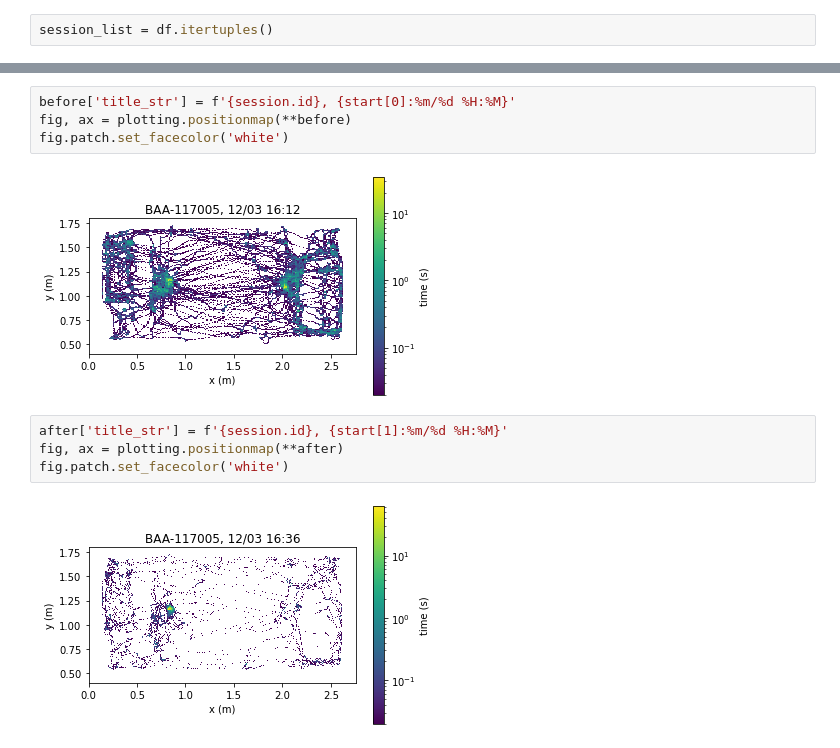
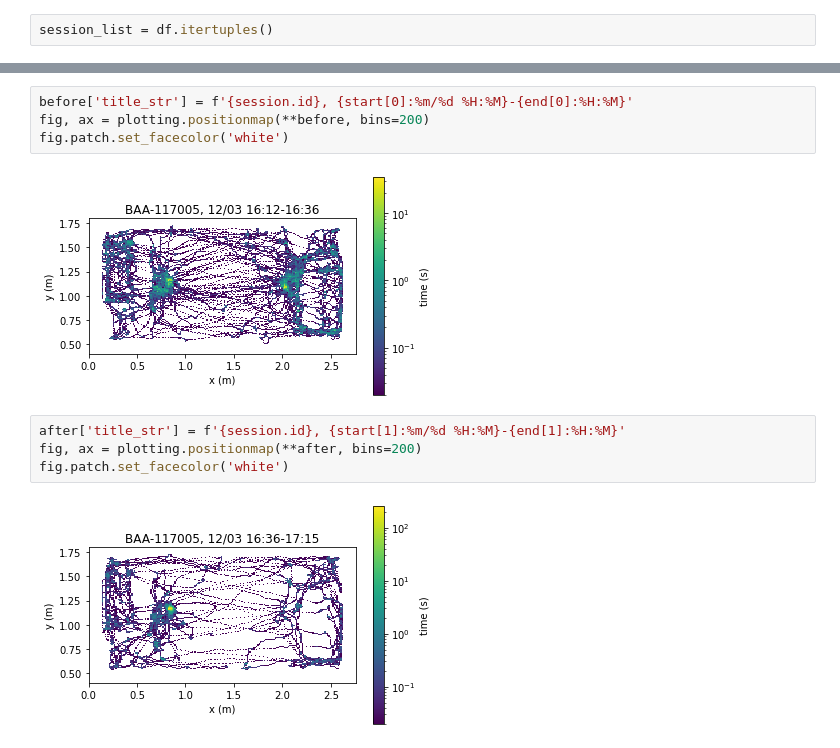
Before and after one commit to SainsburyWellcomeCentre/aeon_mecha, a Jupyter notebook: docs/examples/social.ipynb, the cells around one changed output, grey strips where cells are left out. Drawn from its saved outputs; the diff is of its cells as text.

```diff
--- a/docs/examples/social.ipynb
+++ b/docs/examples/social.ipynb
@@ -109,12 +107,12 @@ after = helpers.getPositionData(dataroot,start[1], end[1] )
 # %%
-before['title_str'] = f'{session.id}, {start[0]:%m/%d %H:%M}'
-fig, ax = plotting.positionmap(**before)
+before['title_str'] = f'{session.id}, {start[0]:%m/%d %H:%M}-{end[0]:%H:%M}'
+fig, ax = plotting.positionmap(**before, bins=200)
 fig.patch.set_facecolor('white')
 # %% [output]
-[figure, old version]
+[figure, new version]
 # %%
-after['title_str'] = f'{session.id}, {start[1]:%m/%d %H:%M}'
-fig, ax = plotting.positionmap(**after)
+after['title_str'] = f'{session.id}, {start[1]:%m/%d %H:%M}-{end[1]:%H:%M}'
+fig, ax = plotting.positionmap(**after, bins=200)
 fig.patch.set_facecolor('white')
 # %% [output]
-[figure, old version]
+[figure, new version]
```
Also changed, not shown: parts of 4 cells of this notebook.
